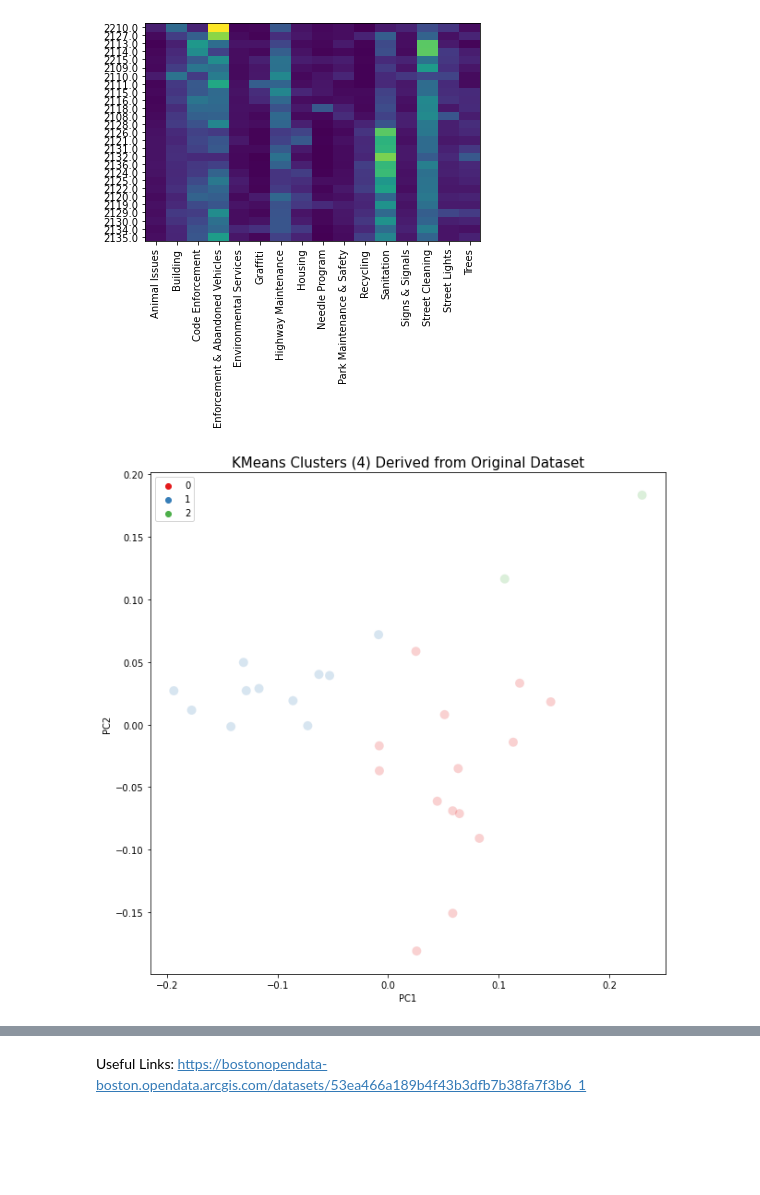
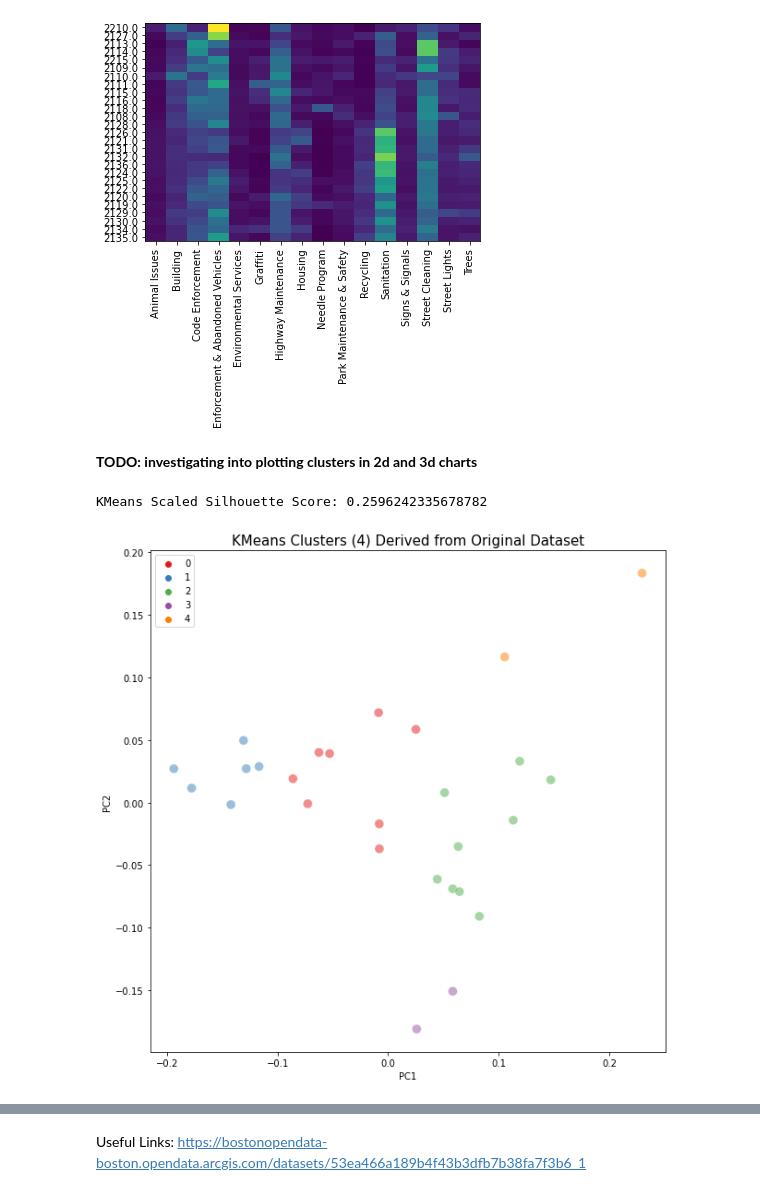
Before and after one commit to cicattzo/analytics-edge-project, a Jupyter notebook: clustering.ipynb, the cells around one changed output, grey strips where cells are left out. Cells and saved outputs as stored; diff of their text form; code cells hidden in the pictures; blank space fills up the shorter version.

```diff
--- a/clustering.ipynb
+++ b/clustering.ipynb
@@ -277,0 +244,4 @@ labels_scale = kmeans.labels_
+# %% [markdown]
+<b> TODO: investigating into plotting clusters in 2d and 3d charts </b>
+# %%
+df_PCA = df_new.drop(['cluster'], axis=1)
@@ -278,14 +253,27 @@ labels_scale = kmeans.labels_
+# %%
+df_PCA2 = df_PCA.copy()
+
+kmeans_scale = KMeans(n_clusters=5, n_init=100, max_iter=400,
+                      init='k-means++', random_state=72).fit(df_PCA2)
+print('KMeans Scaled Silhouette Score: {}'.format(silhouette_score(df_PCA2,
+                        kmeans_scale.labels_, metric='euclidean')))
+labels_scale = kmeans_scale.labels_
+clusters_scale = pd.concat([df_PCA2, pd.DataFrame({'cluster_scaled':labels_scale})], axis=1)
+# %% [output]
+KMeans Scaled Silhouette Score: 0.2596242335678782
 # %%
-pca2 = PCA(n_components=3).fit(df_new)
-pca2d = pca2.transform(df_new)
+pca2 = PCA(n_components=3).fit(df_PCA2)
+pca2d = pca2.transform(df_PCA2)
+
 plt.figure(figsize = (10,10))
 sns.scatterplot(pca2d[:,0], pca2d[:,1],
                 hue=labels_scale,
                 palette='Set1',
-                s=100, alpha=0.2).set_title('KMeans Clusters (4) Derived from Original Dataset', fontsize=15)
+                s=100, alpha=0.5).set_title('KMeans Clusters (4) Derived from Original Dataset', fontsize=15)
+
 plt.legend()
 plt.ylabel('PC2')
 plt.xlabel('PC1')
 plt.show()
 # %% [output]
-[figure, old version]
+[figure, new version]
```
Also changed, not shown: parts of 11 cells of this notebook.
